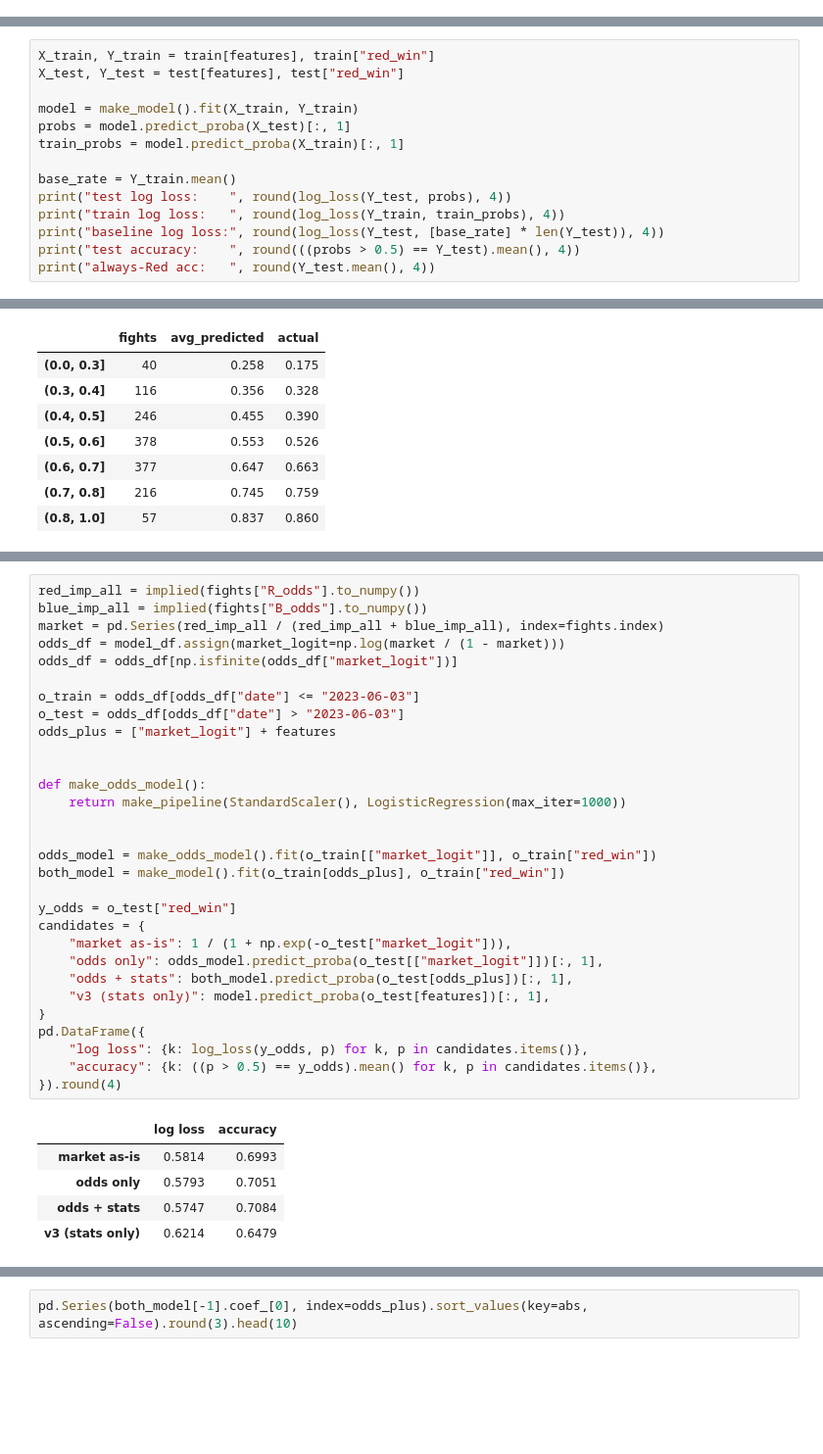
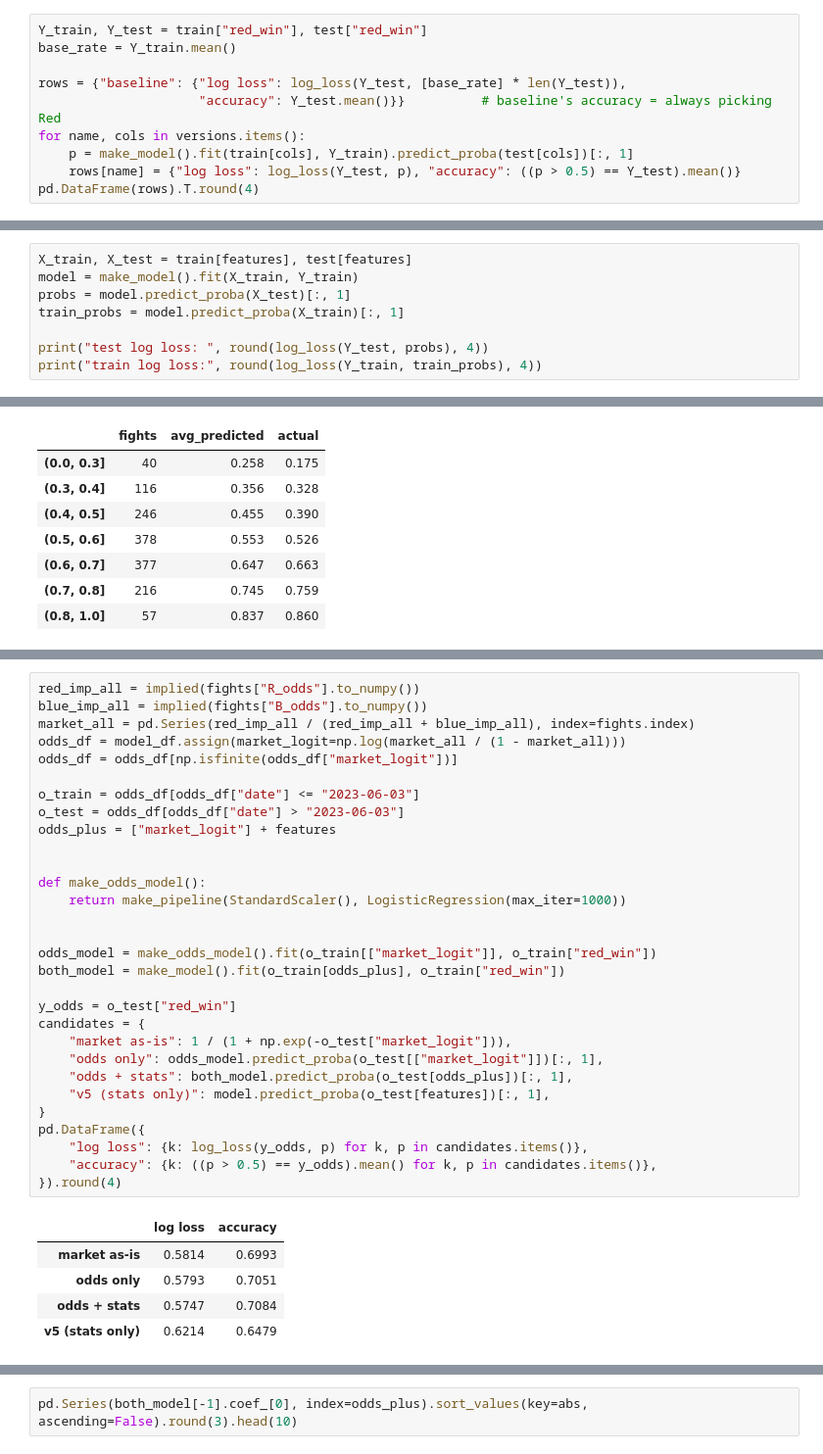
Before and after one commit to ibra-zhan/ufc-predictor, a Jupyter notebook: ufc_predictor.ipynb, the cells around one changed output, grey strips where cells are left out. Shown at 98% size. Cells and saved outputs as stored; diff of their text form; blank space fills up the shorter version.

```diff
--- a/v3_model.ipynb
+++ b/ufc_predictor.ipynb
@@ -208,0 +217,10 @@ Train v3 on every training fight, then score it on the 1,430 test fights, the sa
+# %%
+Y_train, Y_test = train["red_win"], test["red_win"]
+base_rate = Y_train.mean()
+
+rows = {"baseline": {"log loss": log_loss(Y_test, [base_rate] * len(Y_test)),
+                     "accuracy": Y_test.mean()}}          # baseline's accuracy = always picking Red
+for name, cols in versions.items():
+    p = make_model().fit(train[cols], Y_train).predict_proba(test[cols])[:, 1]
+    rows[name] = {"log loss": log_loss(Y_test, p), "accuracy": ((p > 0.5) == Y_test).mean()}
+pd.DataFrame(rows).T.round(4)
@@ -209,15 +237,9 @@ Train v3 on every training fight, then score it on the 1,430 test fights, the sa
 # %%
-X_train, Y_train = train[features], train["red_win"]
-X_test, Y_test = test[features], test["red_win"]
-
+X_train, X_test = train[features], test[features]
 model = make_model().fit(X_train, Y_train)
 probs = model.predict_proba(X_test)[:, 1]
 train_probs = model.predict_proba(X_train)[:, 1]
 
-base_rate = Y_train.mean()
-print("test log loss:    ", round(log_loss(Y_test, probs), 4))
-print("train log loss:   ", round(log_loss(Y_train, train_probs), 4))
-print("baseline log loss:", round(log_loss(Y_test, [base_rate] * len(Y_test)), 4))
-print("test accuracy:    ", round(((probs > 0.5) == Y_test).mean(), 4))
-print("always-Red acc:   ", round(Y_test.mean(), 4))
+print("test log loss: ", round(log_loss(Y_test, probs), 4))
+print("train log loss:", round(log_loss(Y_train, train_probs), 4))
 # %% [output]
@@ -343,37 +362,37 @@ This reuses the test set for a new question, decided before looking at the resul
 # %%
 red_imp_all = implied(fights["R_odds"].to_numpy())
 blue_imp_all = implied(fights["B_odds"].to_numpy())
-market = pd.Series(red_imp_all / (red_imp_all + blue_imp_all), index=fights.index)
-odds_df = model_df.assign(market_logit=np.log(market / (1 - market)))
+market_all = pd.Series(red_imp_all / (red_imp_all + blue_imp_all), index=fights.index)
+odds_df = model_df.assign(market_logit=np.log(market_all / (1 - market_all)))
 odds_df = odds_df[np.isfinite(odds_df["market_logit"])]
 
 o_train = odds_df[odds_df["date"] <= "2023-06-03"]
 o_test = odds_df[odds_df["date"] > "2023-06-03"]
 odds_plus = ["market_logit"] + features
 
 
 def make_odds_model():
     return make_pipeline(StandardScaler(), LogisticRegression(max_iter=1000))
 
 
 odds_model = make_odds_model().fit(o_train[["market_logit"]], o_train["red_win"])
 both_model = make_model().fit(o_train[odds_plus], o_train["red_win"])
 
 y_odds = o_test["red_win"]
 candidates = {
     "market as-is": 1 / (1 + np.exp(-o_test["market_logit"])),
     "odds only": odds_model.predict_proba(o_test[["market_logit"]])[:, 1],
     "odds + stats": both_model.predict_proba(o_test[odds_plus])[:, 1],
-    "v3 (stats only)": model.predict_proba(o_test[features])[:, 1],
+    "v5 (stats only)": model.predict_proba(o_test[features])[:, 1],
 }
 pd.DataFrame({
     "log loss": {k: log_loss(y_odds, p) for k, p in candidates.items()},
     "accuracy": {k: ((p > 0.5) == y_odds).mean() for k, p in candidates.items()},
 }).round(4)
 # %% [output]
 |  | log loss | accuracy |
 | market as-is | 0.5814 | 0.6993 |
 | odds only | 0.5793 | 0.7051 |
 | odds + stats | 0.5747 | 0.7084 |
-| v3 (stats only) | 0.6214 | 0.6479 |
+| v5 (stats only) | 0.6214 | 0.6479 |
 # %% [markdown]
```
Also changed, not shown: parts of 27 cells of this notebook, 1 other file.
